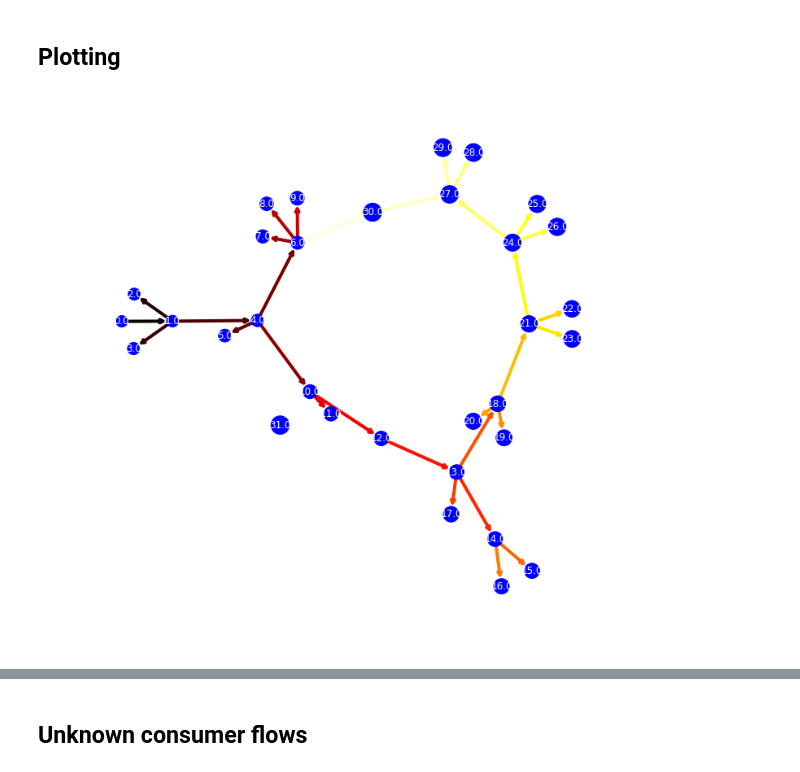
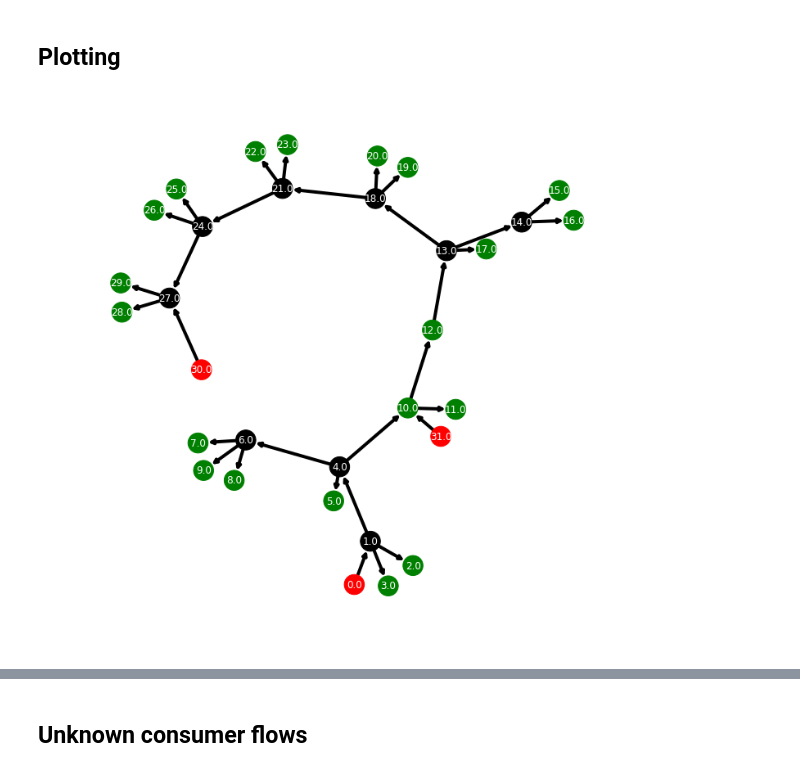
Before and after one commit to jnnr/models_oemof, a Jupyter notebook: DHN_model/DHN_model_prototyping.ipynb, the cells around one changed output, grey strips where cells are left out. Saved outputs shown, nothing was run; the diff lists cells and outputs as text; code cells hidden in the pictures.

```diff
--- a/DHN_model/DHN_model_prototyping.ipynb
+++ b/DHN_model/DHN_model_prototyping.ipynb
@@ -52,28 +58,37 @@ for node in G.nodes:
 # %%
 # https://networkx.github.io/documentation/stable/auto_examples/drawing/plot_directed.html
 
-def draw_network(G, node_sizes, edge_colors, edge_width):
-    pos = nx.circular_layout(G)
-    pos = nx.spring_layout(G)
-    pos = nx.fruchterman_reingold_layout(G.to_undirected())
+def draw_network(G, node_sizes, node_colors, edge_colors, edge_width):
+    # pos = nx.circular_layout(G)
+    # pos = nx.spring_layout(G)
+    # pos = nx.fruchterman_reingold_layout(G.to_undirected())
+    pos = {node_id: np.array([data['lon'], data['lat']]) for node_id, data in G.nodes(data=True)}
     fig = plt.figure(figsize=(12,12))
-    nodes = nx.draw_networkx_nodes(G, pos, node_size=node_sizes, node_color='blue')
+    nodes = nx.draw_networkx_nodes(G, pos, node_size=node_sizes, node_color=node_colors)
     labels = nx.draw_networkx_labels(G, pos, font_color='w')
     edges = nx.draw_networkx_edges(G, pos, node_size=node_sizes, arrowstyle='->',
                                    arrowsize=10, edge_color=edge_colors,
                                    edge_cmap=plt.cm.hot, width=edge_width)
 
 
     ax = plt.gca()
     ax.set_axis_off()
     plt.show()
 
 
-node_sizes = [200 + 10 * i for i in range(len(G))]
-M = G.number_of_edges()
-edge_colors = range(2, M + 2)
+
+# node_sizes = [600 + 10 * i for i in range(len(G))]
+# M = G.number_of_edges()
+# edge_colors = range(2, M + 2)
+node_sizes = 600
+node_color = {'producer': 'r',
+              'consumer': 'g',
+              'split': 'k'}
+
+node_colors = [node_color[data['node_type']] for node_id, data in G.nodes(data=True)]
+edge_colors = 'k'
 # edge_alphas = [(5 + i) / (M + 4) for i in range(M)]
 
-draw_network(G, node_sizes=node_sizes, edge_colors=edge_colors, edge_width=4)
+draw_network(G, node_sizes=node_sizes, node_colors=node_colors, edge_colors=edge_colors, edge_width=4)
 # %% [output]
-[figure, old version]
+[figure, new version]
```
Also changed, not shown: parts of 16 cells of this notebook, 2 other files.
